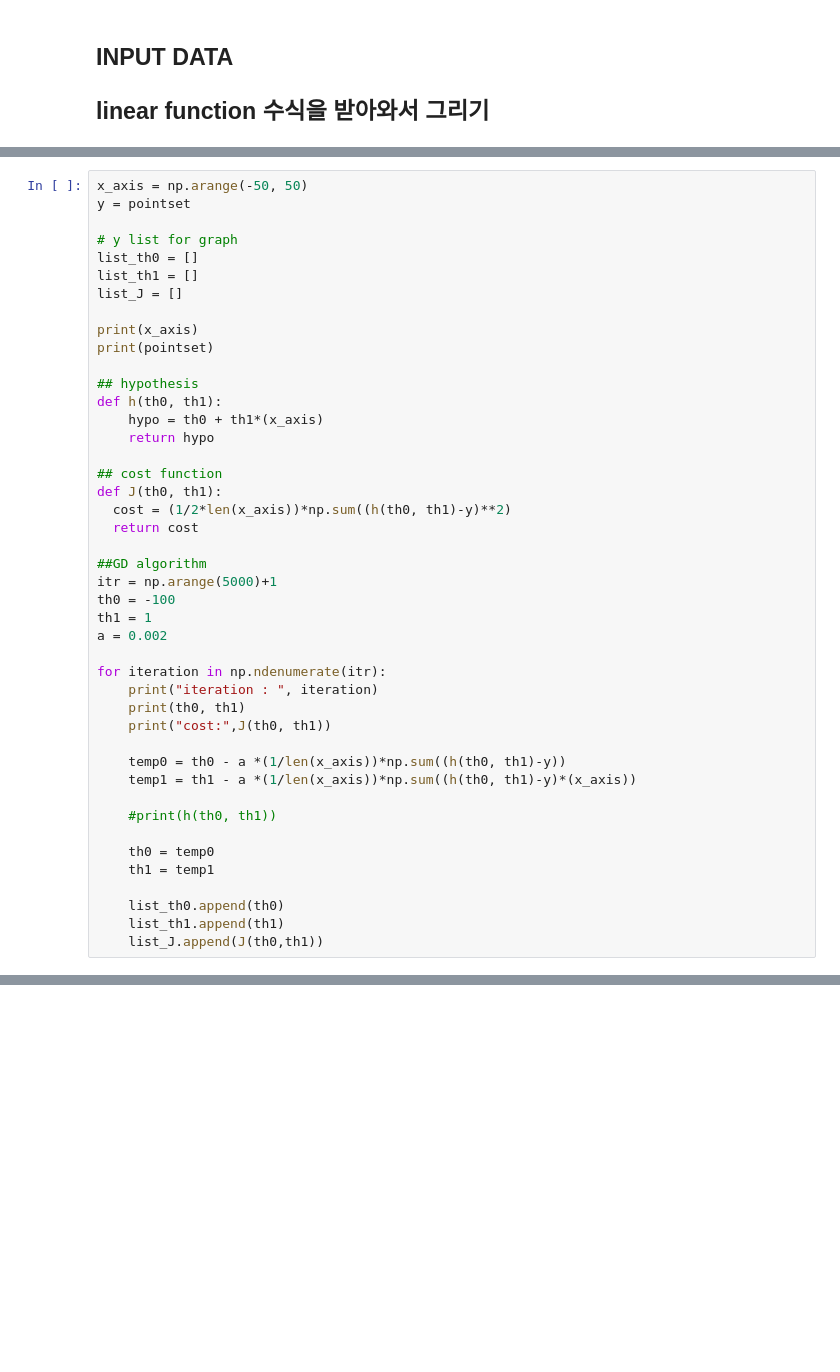
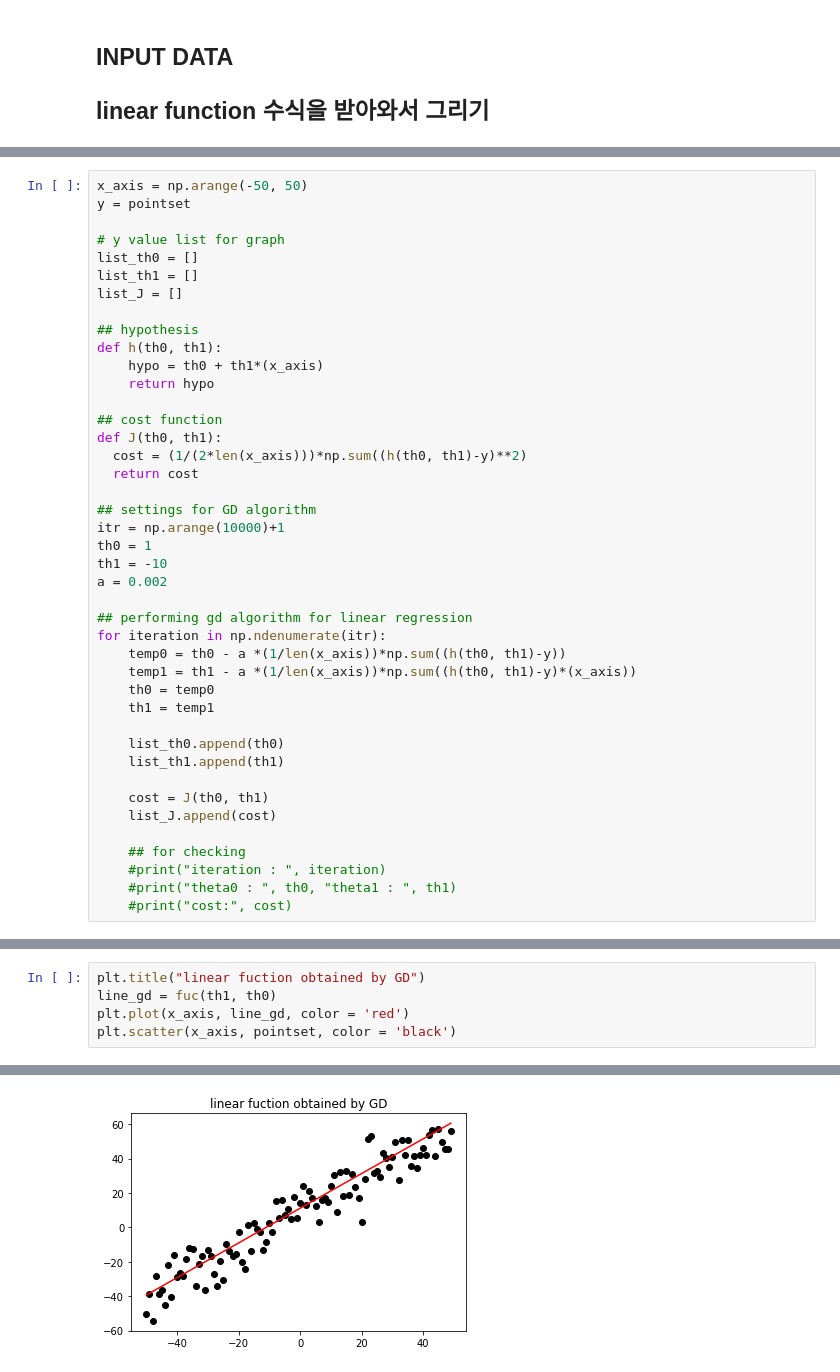
Before and after one commit to pithesun/machine_learning_cl, a Jupyter notebook: GD4linearReg.ipynb, the cells around one changed output, grey strips where cells are left out. Saved outputs shown, nothing was run; the diff lists cells and outputs as text; blank space fills up the shorter version.

```diff
--- a/GD4linearReg.ipynb
+++ b/GD4linearReg.ipynb
@@ -82,13 +82,10 @@ $$
 x_axis = np.arange(-50, 50)
 y = pointset
 
-# y list for graph
+# y value list for graph
 list_th0 = []
 list_th1 = []
 list_J = []
-
-print(x_axis)
-print(pointset)
 
 ## hypothesis
 def h(th0, th1):
@@ -97,30 +94,31 @@ def h(th0, th1):
 
 ## cost function
 def J(th0, th1):
-  cost = (1/2*len(x_axis))*np.sum((h(th0, th1)-y)**2)
+  cost = (1/(2*len(x_axis)))*np.sum((h(th0, th1)-y)**2)
   return cost
 
-##GD algorithm
-itr = np.arange(5000)+1
-th0 = -100
-th1 = 1
+## settings for GD algorithm
+itr = np.arange(10000)+1
+th0 = 1
+th1 = -10
 a = 0.002
 
+## performing gd algorithm for linear regression
 for iteration in np.ndenumerate(itr):
-    print("iteration : ", iteration)
-    print(th0, th1)
-    print("cost:",J(th0, th1))
-
     temp0 = th0 - a *(1/len(x_axis))*np.sum((h(th0, th1)-y))
     temp1 = th1 - a *(1/len(x_axis))*np.sum((h(th0, th1)-y)*(x_axis))
-
-    #print(h(th0, th1))
-
     th0 = temp0
     th1 = temp1
 
     list_th0.append(th0)
     list_th1.append(th1)
-    list_J.append(J(th0,th1))
+
+    cost = J(th0, th1)
+    list_J.append(cost)
+
+    ## for checking
+    #print("iteration : ", iteration)
+    #print("theta0 : ", th0, "theta1 : ", th1)
+    #print("cost:", cost)
 # %% [output]
 스트리밍 출력 내용이 길어서 마지막 5000줄이 삭제되었습니다.
@@ -156,0 +179,6 @@ plt.show()
+# %%
+plt.title("linear fuction obtained by GD")
+line_gd = fuc(th1, th0)
+plt.plot(x_axis, line_gd, color = 'red')
+plt.scatter(x_axis, pointset, color = 'black')
+# %% [output]
@@ -156,0 +206 @@ plt.show()
+[figure, added]
```
Also changed, not shown: parts of 8 cells of this notebook.
